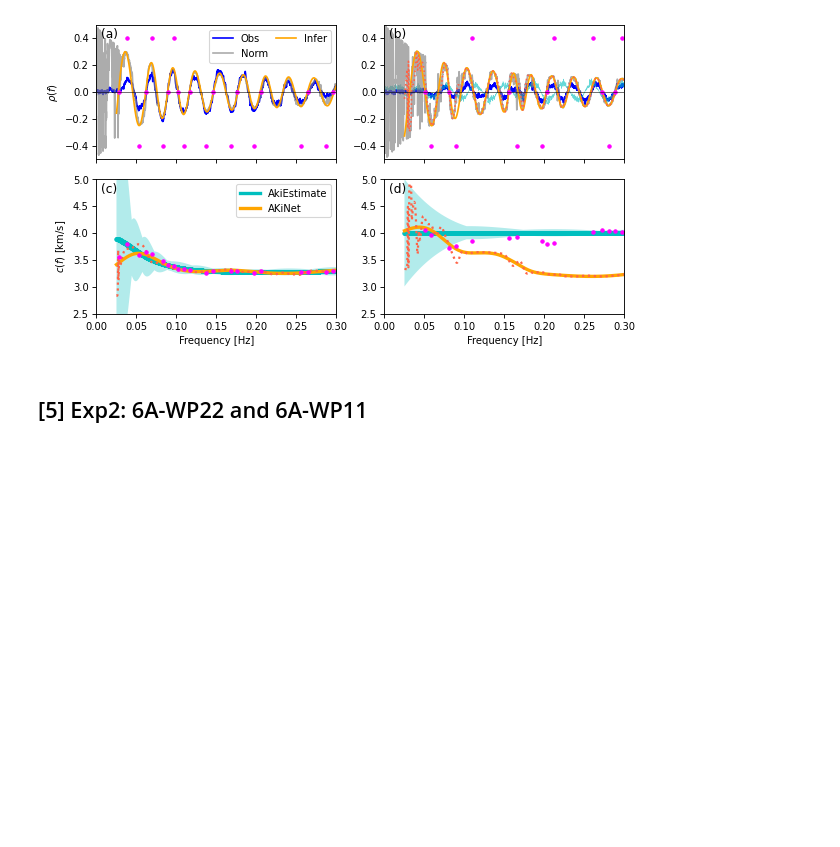
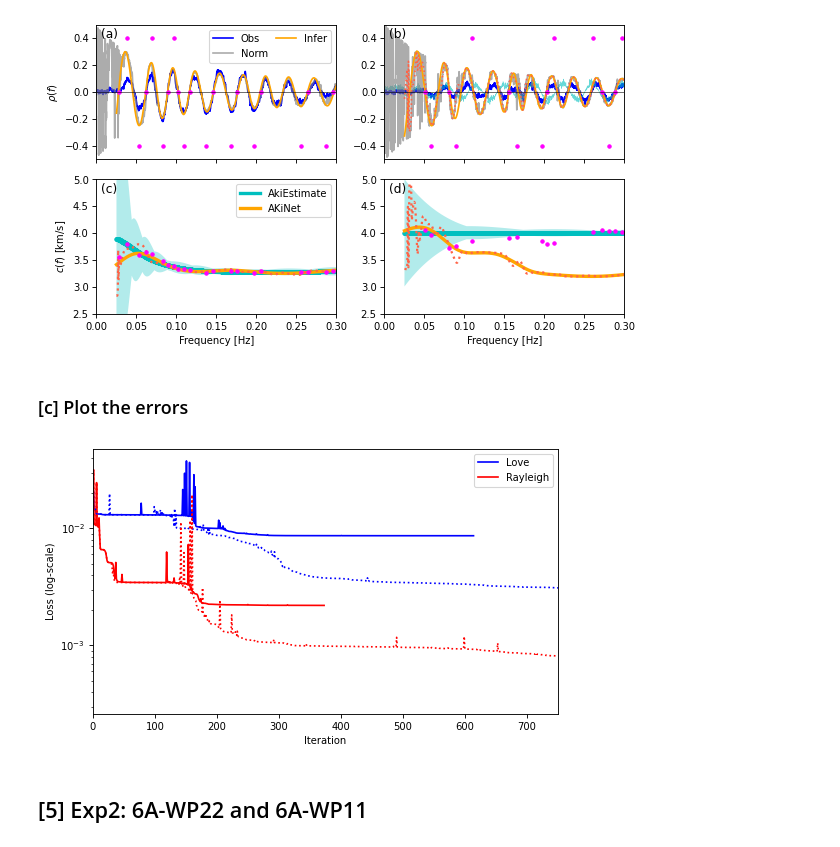
Before and after one commit to URseismology/AkiNet_V1, a Jupyter notebook: PINN_inverse_PV.ipynb, the cells around one changed output. Cells and saved outputs as stored; diff of their text form; code cells hidden in the pictures; blank space fills up the shorter version.

```diff
--- a/PINN_inverse_PV.ipynb
+++ b/PINN_inverse_PV.ipynb
@@ -566,5 +566,25 @@ axes[1,1].set_ylim([2.5, 5]);
 # %% [output]
 [figure]
+# %% [markdown]
+### [c] Plot the errors
+# %%
+fig, ax = plt.subplots(1,1, figsize=(7.5, 4.3), dpi=80)
+
+ax.plot(history_Love, 'b', label='Love')
+ax.plot(history_Ray, 'r', label='Rayleigh')
+ax.plot(history_Love2, 'b:')
+ax.plot(history_Ray2, 'r:')
+
+ax.set_yscale('log')
+ax.set_xlabel('Iteration')
+ax.set_ylabel('Loss (log-scale)')
+ax.set_xlim([0,750])
+ax.legend()
+
+# save the figure if needed
+# plt.savefig( './Figures/S2_TrainingError.pdf', dpi = 400, facecolor = 'w' )
+# %% [output]
+[figure, added]
 # %% [markdown]
 ## [5] Exp2: 6A-WP22 and 6A-WP11
 # %% [markdown]
```
Also changed, not shown: parts of 5 cells of this notebook, 3 other files.
